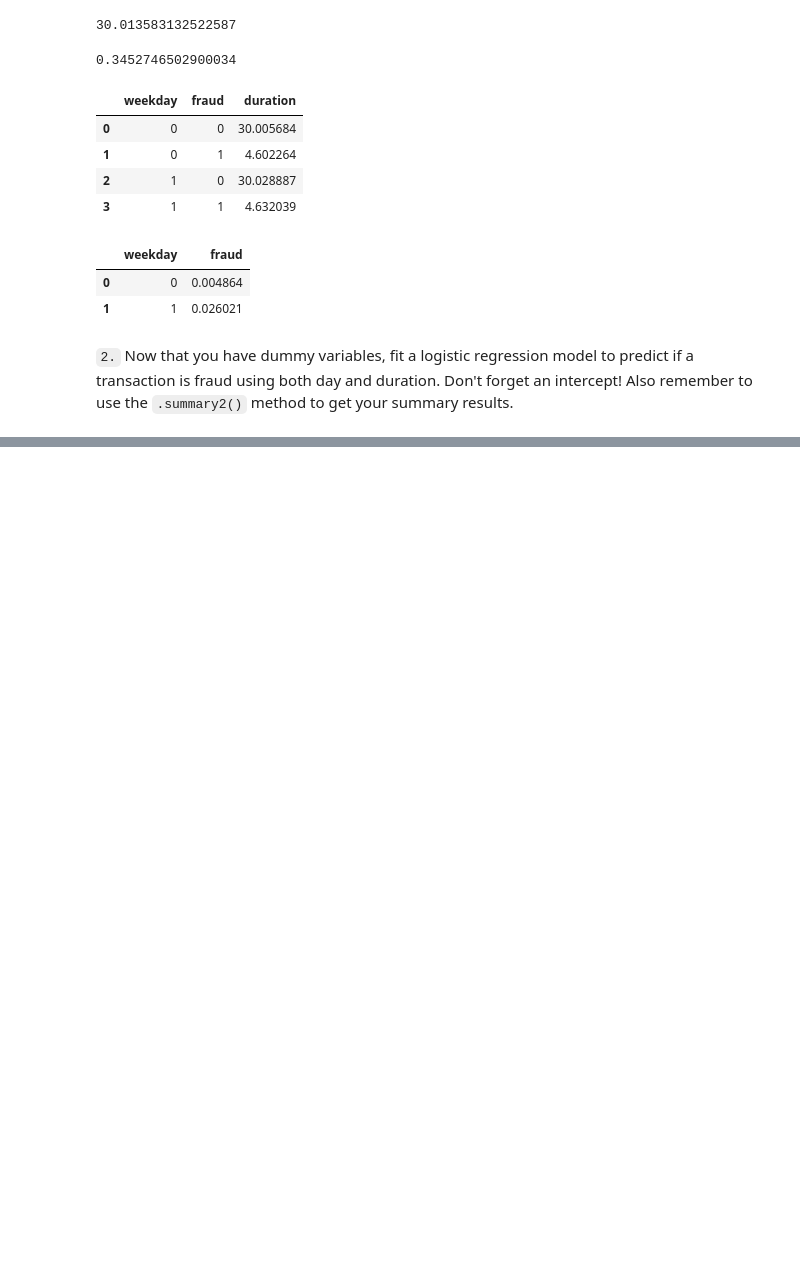
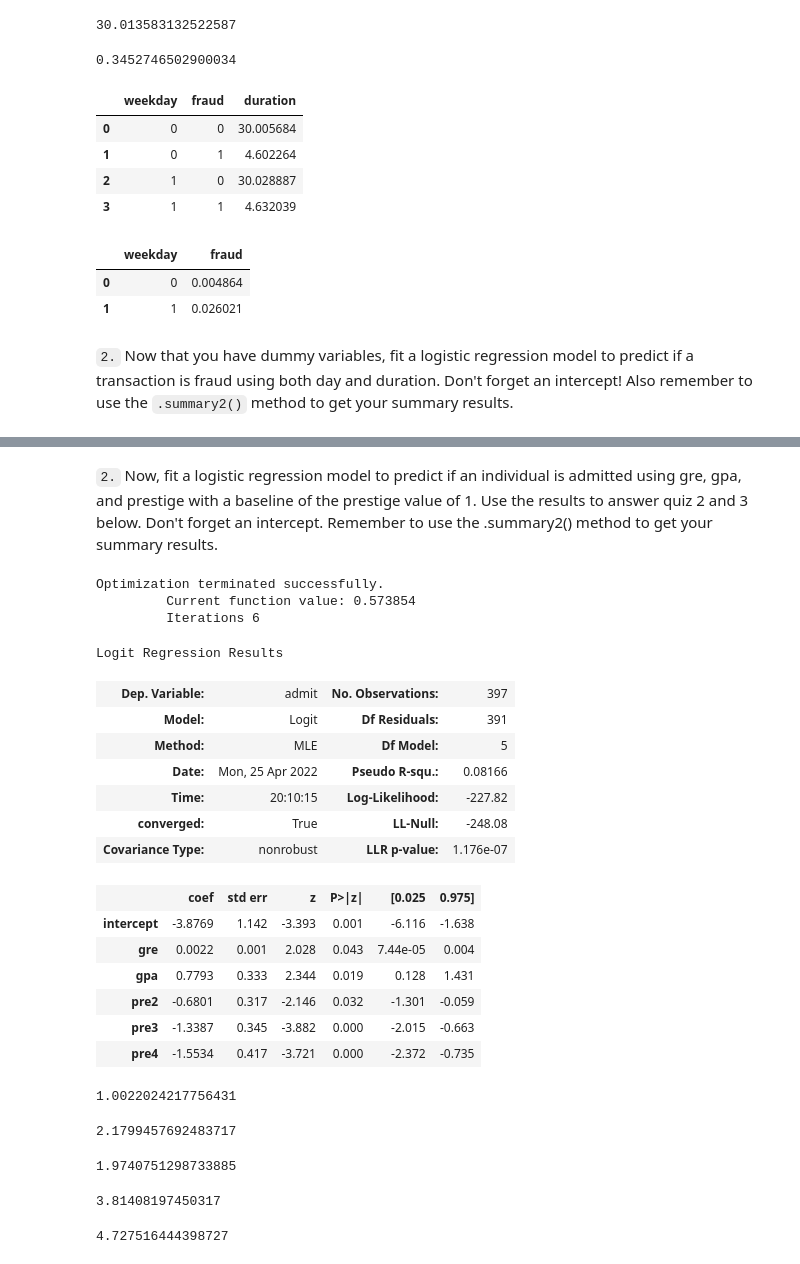
Before and after one commit to tharcyla/practical-statistics, a Jupyter notebook: 16_Logistic-Regression.ipynb, the cells around one changed output, grey strips where cells are left out. Drawn from its saved outputs; the diff is of its cells as text; code cells hidden in the pictures; blank space fills up the shorter version.

```diff
--- a/16_Logistic-Regression.ipynb
+++ b/16_Logistic-Regression.ipynb
@@ -167,0 +244,52 @@ Optimization terminated successfully.
+# %% [markdown]
+`2.` Now, fit a logistic regression model to predict if an individual is admitted using gre, gpa, and prestige with a baseline of the prestige value of 1. Use the results to answer quiz 2 and 3 below. Don't forget an intercept. Remember to use the .summary2() method to get your summary results.
+# %%
+df['intercept'] = 1
+log_mod = sm.Logit(df['admit'], df[['intercept', 'gre', 'gpa', 'pre2', 'pre3', 'pre4']])
+results = log_mod.fit()
+results.summary()
+# %% [output]
+Optimization terminated successfully.
+         Current function value: 0.573854
+         Iterations 6
+Logit Regression Results
+| Dep. Variable: | admit | No. Observations: | 397 |
+| Model: | Logit | Df Residuals: | 391 |
+| Method: | MLE | Df Model: | 5 |
+| Date: | Mon, 25 Apr 2022 | Pseudo R-squ.: | 0.08166 |
+| Time: | 20:10:15 | Log-Likelihood: | -227.82 |
+| converged: | True | LL-Null: | -248.08 |
+| Covariance Type: | nonrobust | LLR p-value: | 1.176e-07 |
+|  | coef | std err | z | P>|z| | [0.025 | 0.975] |
+| intercept | -3.8769 | 1.142 | -3.393 | 0.001 | -6.116 | -1.638 |
+| gre | 0.0022 | 0.001 | 2.028 | 0.043 | 7.44e-05 | 0.004 |
+| gpa | 0.7793 | 0.333 | 2.344 | 0.019 | 0.128 | 1.431 |
+| pre2 | -0.6801 | 0.317 | -2.146 | 0.032 | -1.301 | -0.059 |
+| pre3 | -1.3387 | 0.345 | -3.882 | 0.000 | -2.015 | -0.663 |
+| pre4 | -1.5534 | 0.417 | -3.721 | 0.000 | -2.372 | -0.735 |
+# %%
+# interpreting results
+gre = np.exp(0.0022)
+gre
+# %% [output]
+1.0022024217756431
+# %%
+gpa = np.exp(0.7793)
+gpa
+# %% [output]
+2.1799457692483717
+# %%
+pre2 = 1/np.exp(-0.6801)
+pre2
+# %% [output]
+1.9740751298733885
+# %%
+pre3 = 1/np.exp(-1.3387)
+pre3
+# %% [output]
+3.81408197450317
+# %%
+pre4 = 1/np.exp(-1.5534)
+pre4
+# %% [output]
+4.727516444398727
```
Also changed, not shown: parts of 16 cells of this notebook.
